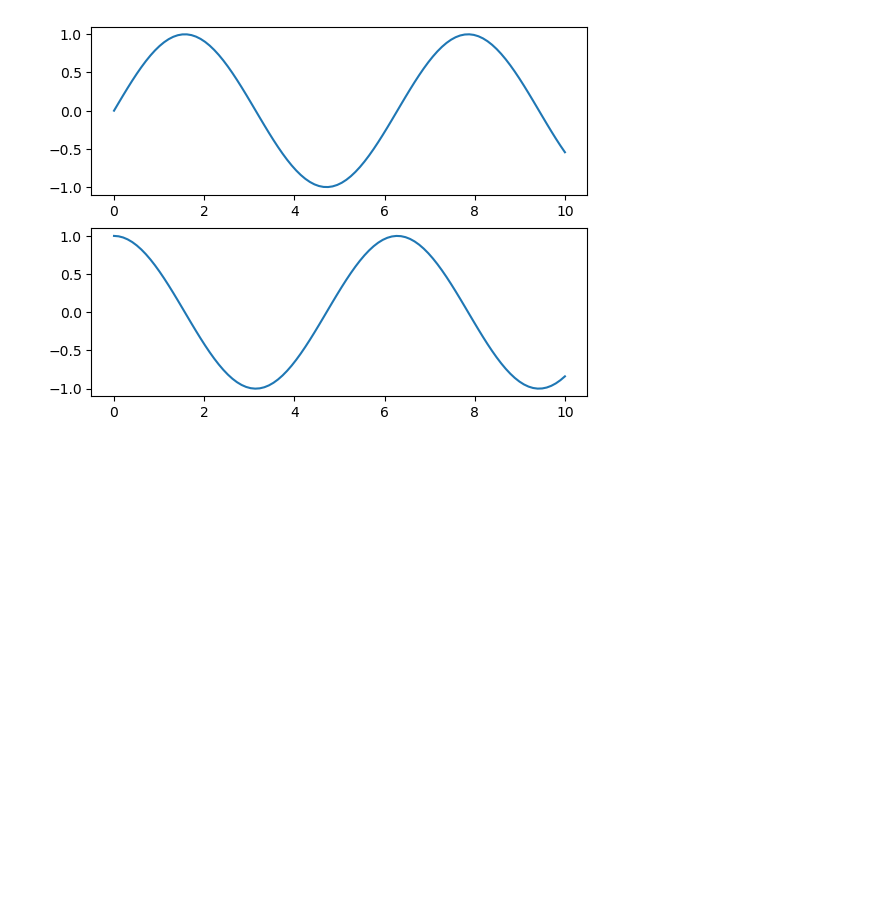
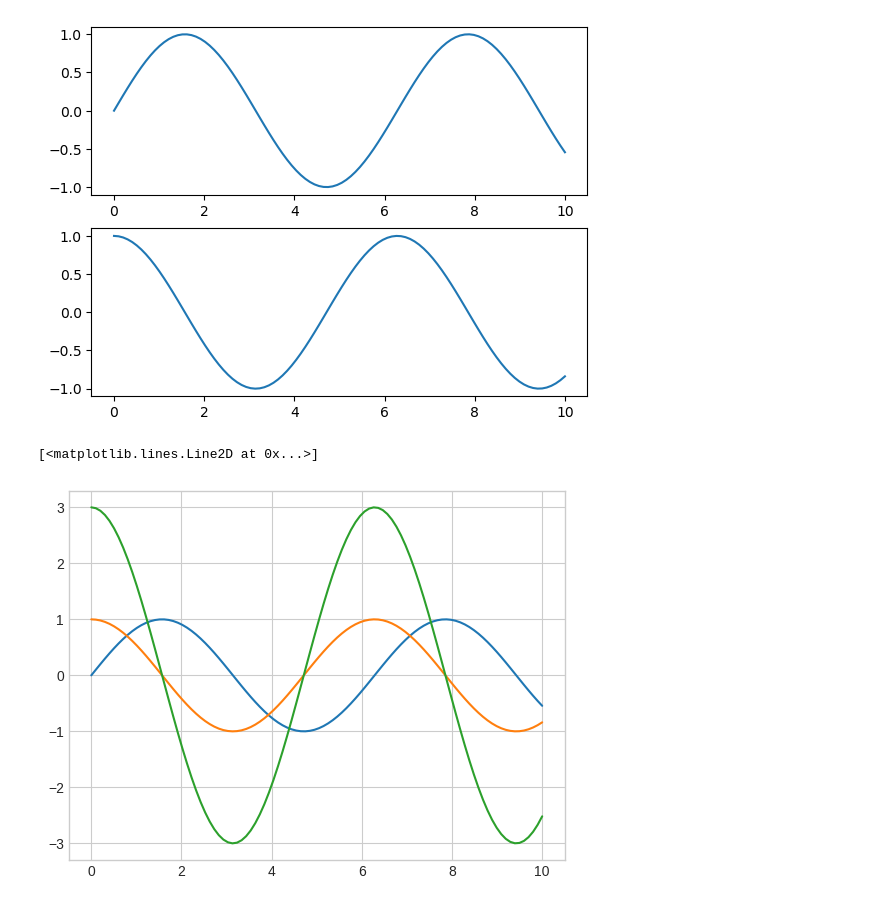
Before and after one commit to rdzjr1997/Handbook_Python_DS, a Jupyter notebook: Matplotlib_Code.ipynb, the cells around one changed output. Cells and saved outputs as stored; diff of their text form; code cells hidden in the pictures; blank space fills up the shorter version.

Commit message:
Adding matplotlib Code

```diff
--- a/Matplotlib_Code.ipynb
+++ b/Matplotlib_Code.ipynb
@@ -65,3 +65,20 @@ ax[1].plot(x,np.cos(x))
 # %% [output]
 [<matplotlib.lines.Line2D at 0x...>]
 [figure]
+# %%
+# Line plots
+
+plt.style.use('seaborn-whitegrid')
+
+fig = plt.figure()
+ax = plt.axes()
+
+x = np.linspace(0,10,100)
+ax.plot(x,np.sin(x))
+
+# Multiple lines at the same plot
+ax.plot(x,np.cos(x))
+ax.plot(x,3*np.cos(x))
+# %% [output]
+[<matplotlib.lines.Line2D at 0x...>]
+[figure, added]
```
